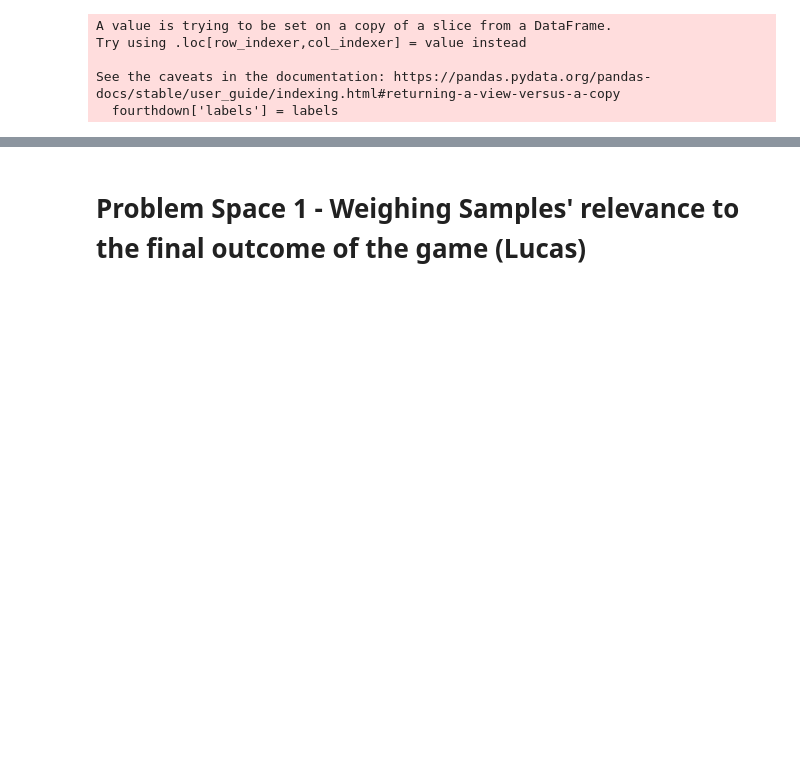
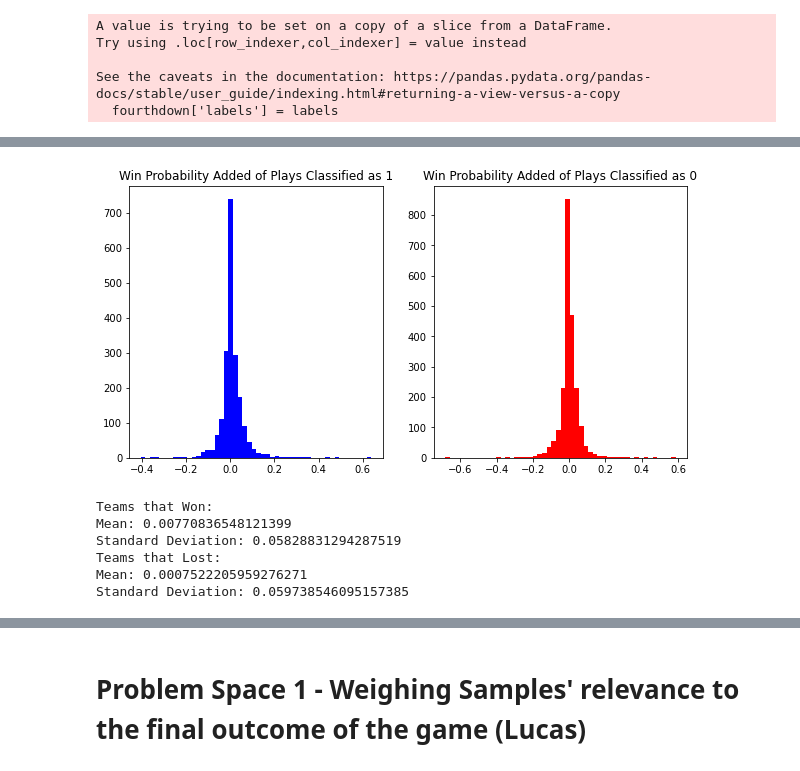
Before and after one commit to lderr4/CSCI-4622, a Jupyter notebook: data_analysis.ipynb, the cells around one changed output, grey strips where cells are left out. Saved outputs shown, nothing was run; the diff lists cells and outputs as text; code cells hidden in the pictures; blank space fills up the shorter version.

```diff
--- a/data_analysis.ipynb
+++ b/data_analysis.ipynb
@@ -238,0 +280,31 @@ This is the spread of plays that will be classified as successful or not success
+# %%
+# plays that are not punts or field goals
+
+
+fig, (ax1, ax2) = plt.subplots(1,2, figsize=(10,5))
+wpa = won['wpa']
+wpa_mean, wpa_std = wpa.mean(), wpa.std()
+ax1.hist(wpa,color='blue',bins=50)
+ax1.set_title('Win Probability Added of Plays Classified as 1')
+
+wpa_ = lost['wpa']
+wpa__mean, wpa__std = wpa_.mean(), wpa_.std()
+ax2.hist(wpa_, color='red',bins=50)
+ax2.set_title('Win Probability Added of Plays Classified as 0')
+plt.show()
+
+print("Teams that Won: ")
+print("Mean: " + str(wpa_mean))
+print("Standard Deviation: " + str(wpa_std))
+
+print("Teams that Lost: ")
+print("Mean: " + str(wpa__mean))
+print("Standard Deviation: " + str(wpa__std))
+# %% [output]
+[figure, added]
+Teams that Won:
+Mean: 0.00770836548121399
+Standard Deviation: 0.05828831294287519
+Teams that Lost:
+Mean: 0.0007522205959276271
+Standard Deviation: 0.059738546095157385
```
Also changed, not shown: parts of 12 cells of this notebook.
